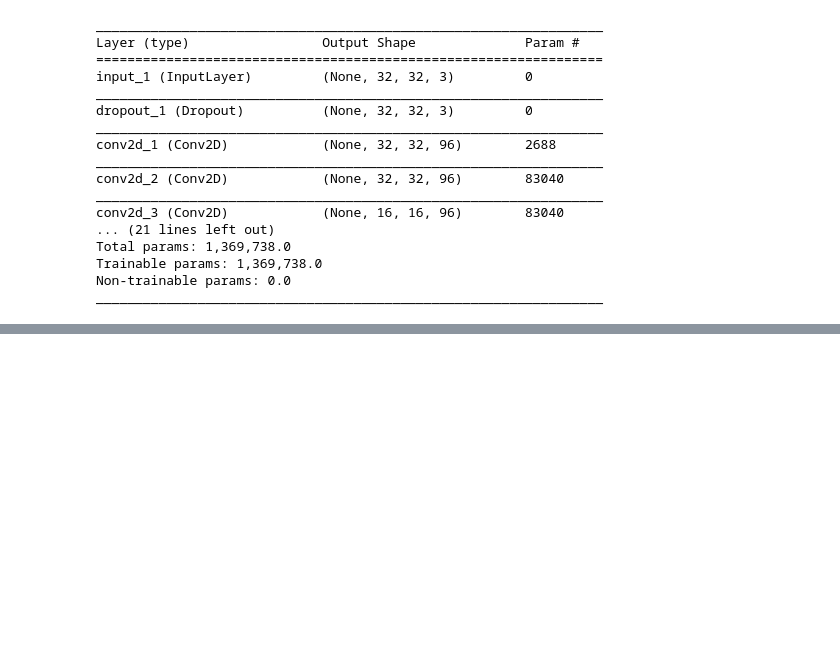
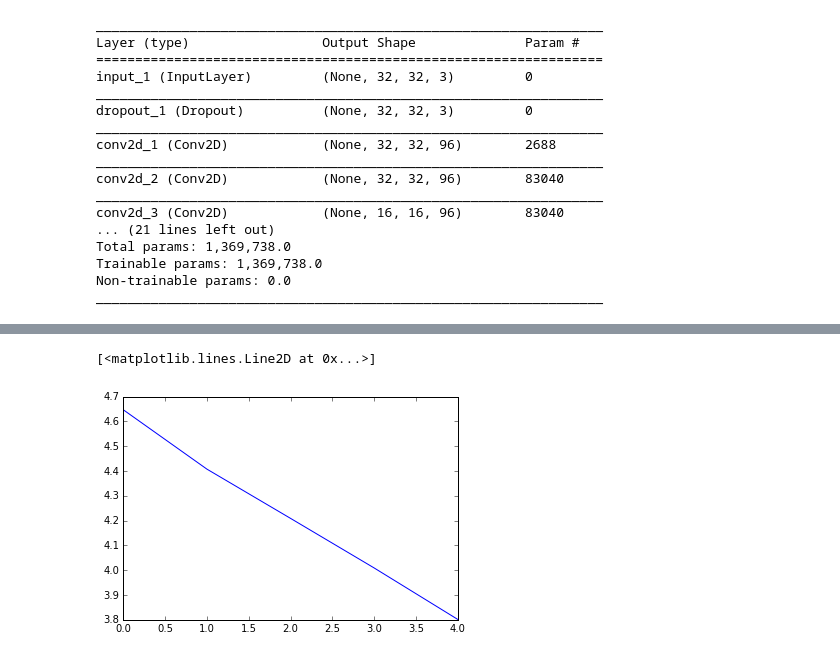
Before and after one commit to jeremykawahara/tutorials, a Jupyter notebook: keras_examples/all-conv-net.ipynb, the cells around one changed output, grey strips where cells are left out. Cells and saved outputs as stored; diff of their text form; code cells hidden in the pictures; blank space fills up the shorter version.

```diff
--- a/keras_examples/all-conv-net.ipynb
+++ b/keras_examples/all-conv-net.ipynb
@@ -126,0 +159,5 @@ Epoch 1/5
+# %%
+plt.plot(history.history['val_loss'])
+# %% [output]
+[<matplotlib.lines.Line2D at 0x...>]
+[figure, added]
```
Also changed, not shown: parts of 8 cells of this notebook.
